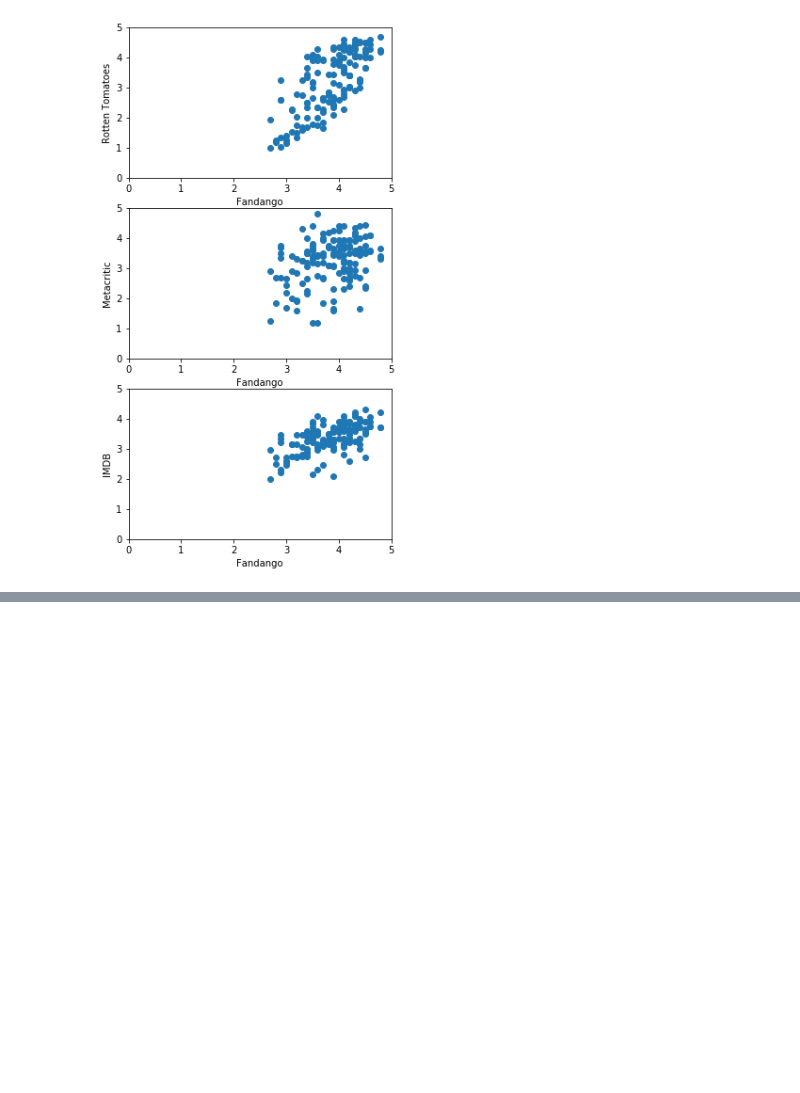
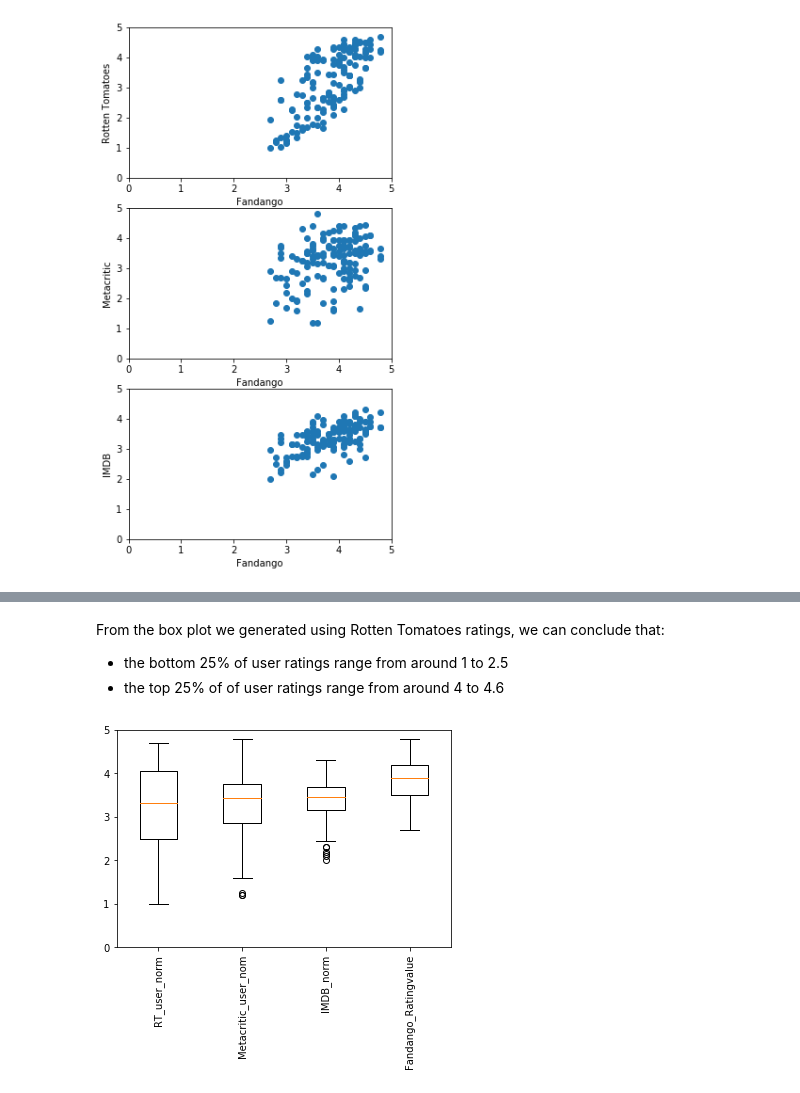
Before and after one commit to ruanhao/basset, a Jupyter notebook: python3/pandas/data_visulization.ipynb, the cells around one changed output, grey strips where cells are left out. Saved outputs shown, nothing was run; the diff lists cells and outputs as text; code cells hidden in the pictures; blank space fills up the shorter version.

```diff
--- a/python3/pandas/data_visulization.ipynb
+++ b/python3/pandas/data_visulization.ipynb
@@ -205,0 +245,14 @@ plt.show()
+# %% [markdown]
+From the box plot we generated using Rotten Tomatoes ratings, we can conclude that:
+
+- the bottom 25% of user ratings range from around 1 to 2.5
+- the top 25% of of user ratings range from around 4 to 4.6
+# %%
+num_cols = ['RT_user_norm', 'Metacritic_user_nom', 'IMDB_norm', 'Fandango_Ratingvalue']
+fig, ax = plt.subplots()
+ax.boxplot(norm_reviews[num_cols].values)
+ax.set_xticklabels(num_cols, rotation=90)
+ax.set_ylim(0,5)
+plt.show()
+# %% [output]
+[figure, added]
```
Also changed, not shown: parts of 4 cells of this notebook, 1 other file.
